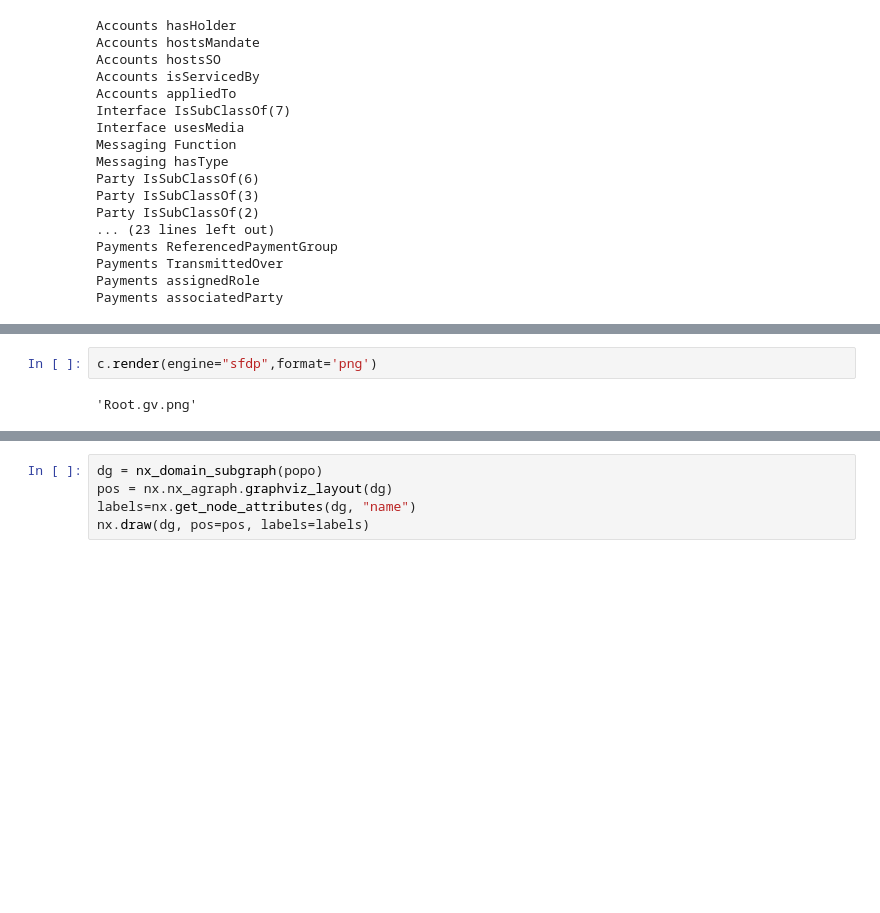
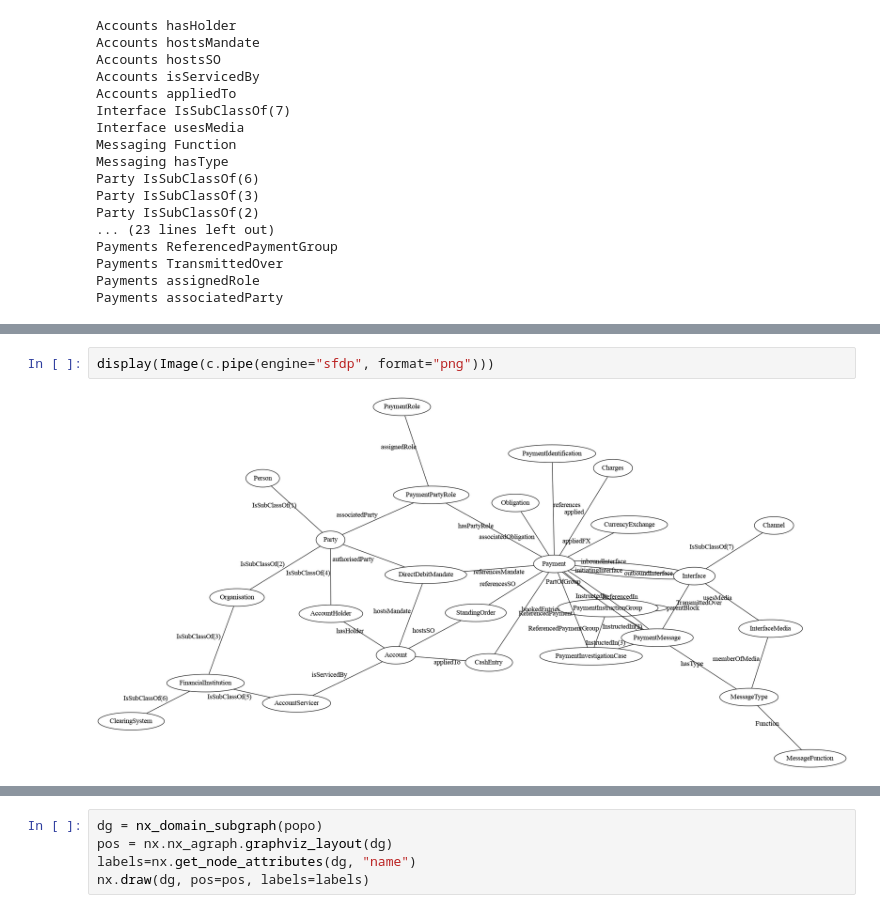
Before and after one commit to MrTomKimber/datamodels, a Jupyter notebook: IDE/DMCAR to dot Iteration 0.ipynb, the cells around one changed output, grey strips where cells are left out. Cells and saved outputs as stored; diff of their text form; blank space fills up the shorter version.

```diff
--- a/IDE/DMCAR to dot Iteration 0.ipynb
+++ b/IDE/DMCAR to dot Iteration 0.ipynb
@@ -202,9 +181,9 @@ display(c)
 # %% [output]
 [drawing not drawn]
 # %%
-c.render(engine="sfdp",format='png')
+display(Image(c.pipe(engine="sfdp", format="png")))
 # %% [output]
-'Root.gv.png'
+[figure, added]
 # %%
 for domain_name in list(nx.bfs_tree(domain_hierarchy_g.reverse(), "Domain(RootDomain)")):
     print(domain_name, domain_hierarchy_g.nodes()[domain_name]['name'] )
```
Also changed, not shown: parts of 8 cells of this notebook, 5 other files.
